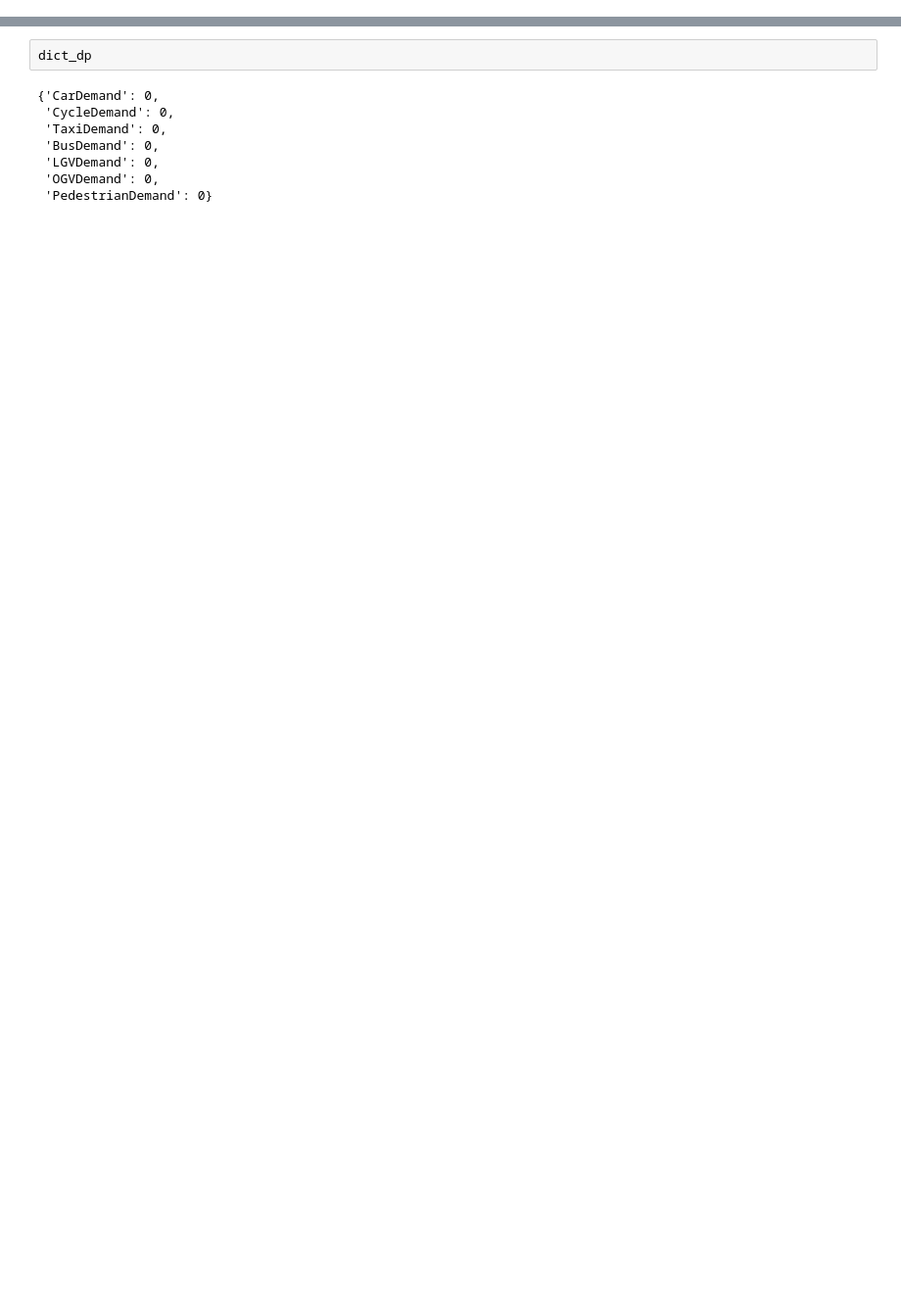
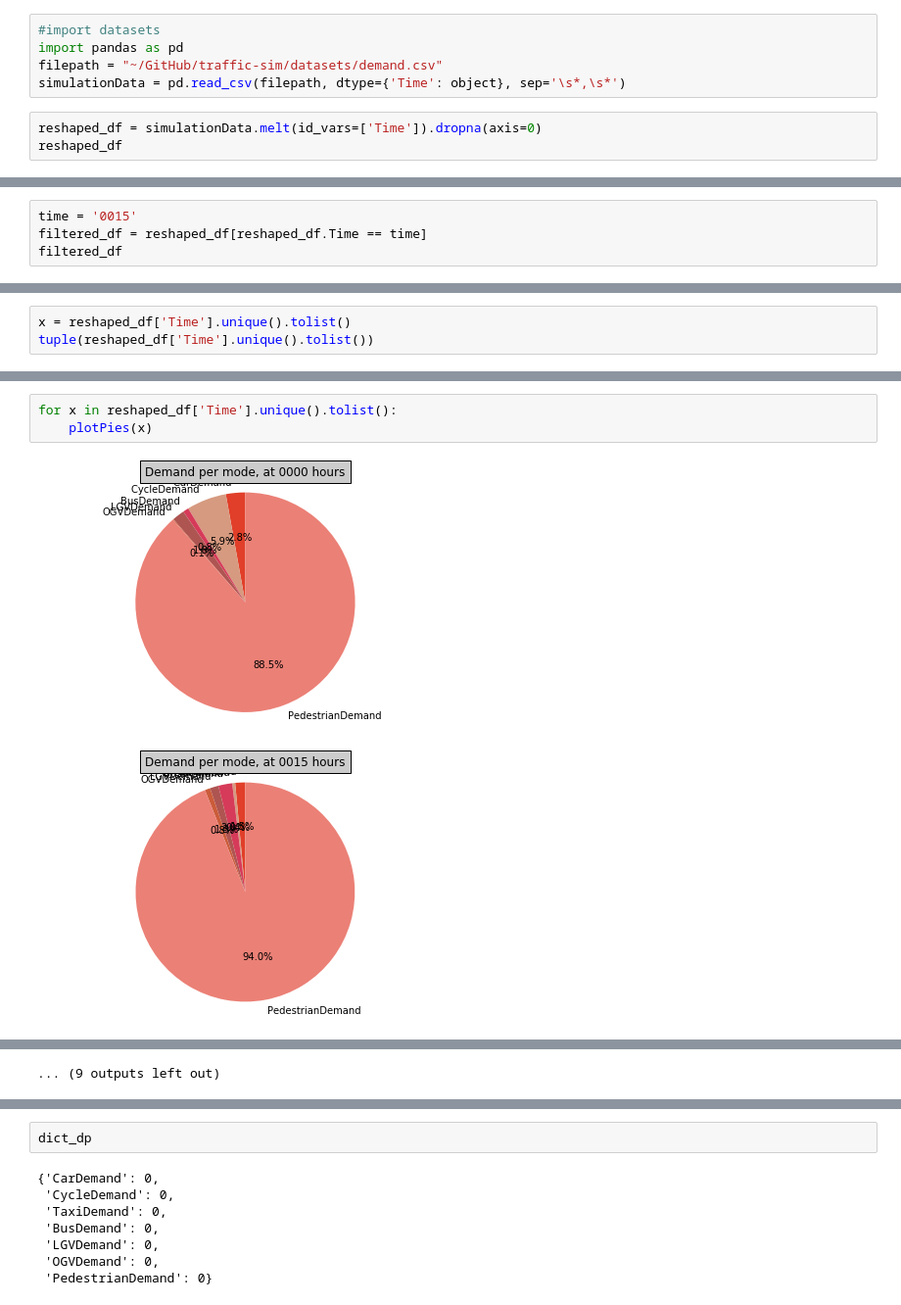
Before and after one commit to RFCArrow/traffic-sim, a Jupyter notebook: modelling/drafting.ipynb, the cells around one changed output, grey strips where cells are left out. Shown at 98% size. Saved outputs shown, nothing was run; the diff lists cells and outputs as text; blank space fills up the shorter version.

Commit message:
Updated drafting notebook & added datasets

```diff
--- a/modelling/drafting.ipynb
+++ b/modelling/drafting.ipynb
@@ -2,0 +1,8 @@
+# %%
+#import datasets
+import pandas as pd
+filepath = "~/GitHub/traffic-sim/datasets/demand.csv"
+simulationData = pd.read_csv(filepath, dtype={'Time': object}, sep='\s*,\s*')
+# %%
+reshaped_df = simulationData.melt(id_vars=['Time']).dropna(axis=0)
+reshaped_df
@@ -2,0 +28,4 @@
+# %%
+time = '0015'
+filtered_df = reshaped_df[reshaped_df.Time == time]
+filtered_df
@@ -2,0 +82,3 @@
+# %%
+x = reshaped_df['Time'].unique().tolist()
+tuple(reshaped_df['Time'].unique().tolist())
@@ -2,0 +103,6 @@
+# %%
+for x in reshaped_df['Time'].unique().tolist():
+    plotPies(x)
+# %% [output]
+[figure, added]
+[figure, added]
@@ -2,0 +119 @@
+... (9 outputs left out)
```
Also changed, not shown: parts of 22 cells of this notebook, 3 other files.
